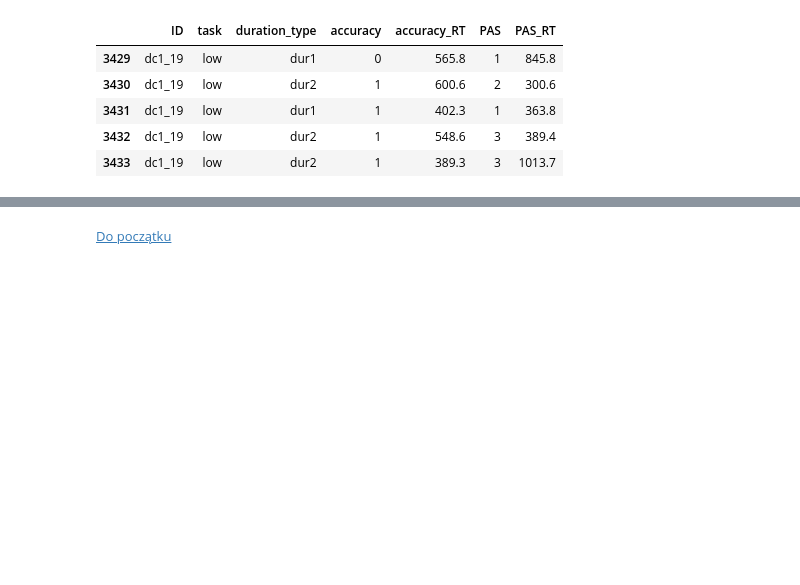
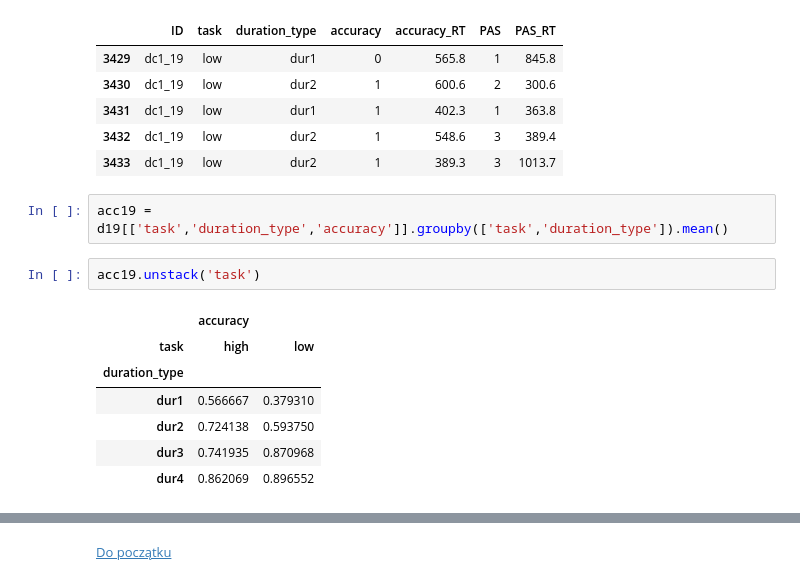
Before and after one commit to mkoculak/Warsztat-programowania, a Jupyter notebook: Warsztat 1-9.ipynb, the cells around one changed output, grey strips where cells are left out. Cells and saved outputs as stored; diff of their text form; blank space fills up the shorter version.

```diff
--- a/Warsztat 1-9.ipynb
+++ b/Warsztat 1-9.ipynb
@@ -106,3 +122,15 @@ d19.head()
 | 3431 | dc1_19 | low | dur1 | 1 | 402.3 | 1 | 363.8 |
 | 3432 | dc1_19 | low | dur2 | 1 | 548.6 | 3 | 389.4 |
 | 3433 | dc1_19 | low | dur2 | 1 | 389.3 | 3 | 1013.7 |
+# %%
+acc19 = d19[['task','duration_type','accuracy']].groupby(['task','duration_type']).mean()
+# %%
+acc19.unstack('task')
+# %% [output]
+|  | accuracy |  |
+| task | high | low |
+| duration_type |  |  |
+| dur1 | 0.566667 | 0.379310 |
+| dur2 | 0.724138 | 0.593750 |
+| dur3 | 0.741935 | 0.870968 |
+| dur4 | 0.862069 | 0.896552 |
```
Also changed, not shown: parts of 15 cells of this notebook.
